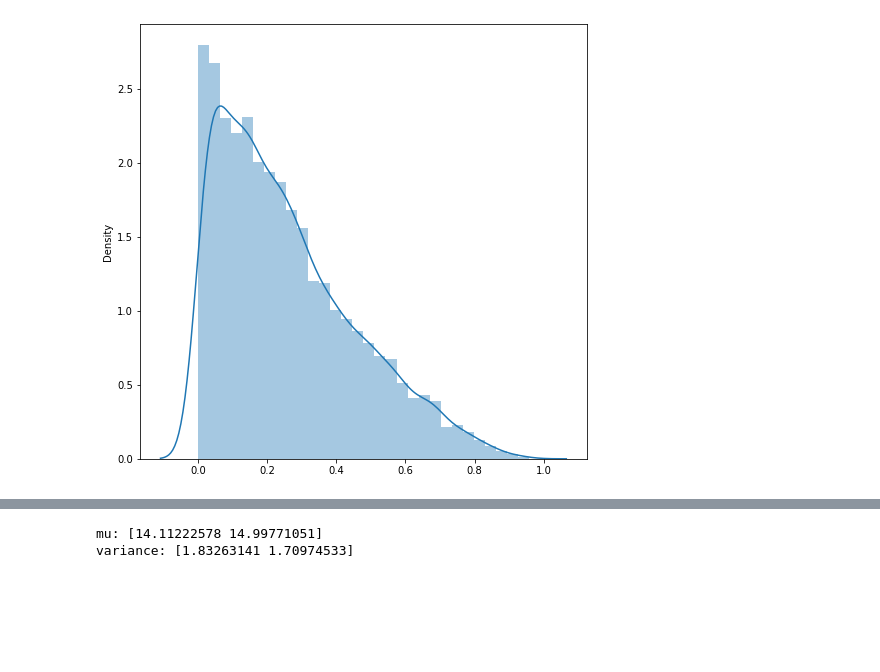
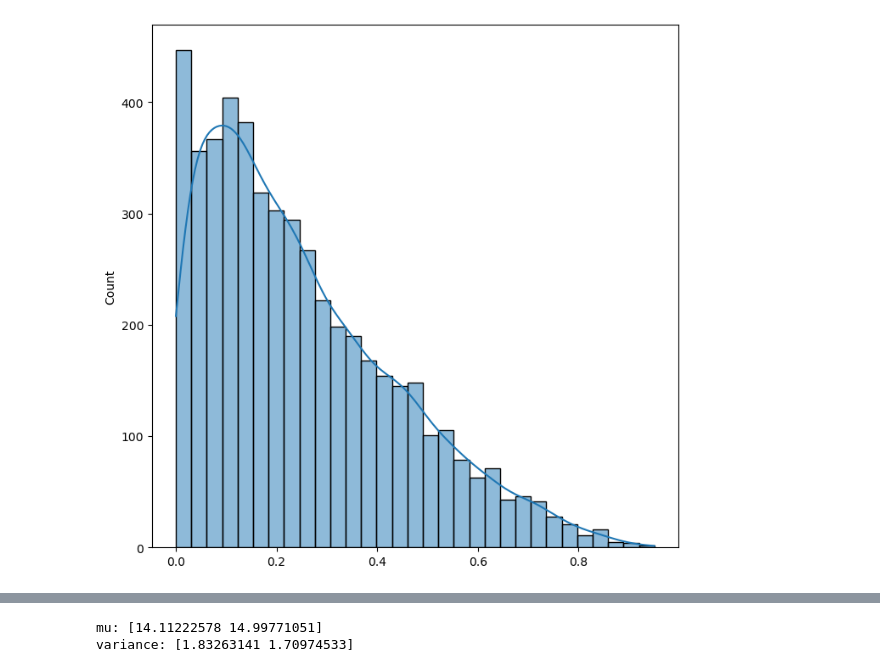
Before and after one commit to AILAB-CEFET-RJ/cic1205, a Jupyter notebook: notebooks/box_cox.ipynb, the cells around one changed output, grey strips where cells are left out. Drawn from its saved outputs; the diff is of its cells as text; code cells hidden in the pictures; blank space fills up the shorter version.

```diff
--- a/notebooks/box_cox.ipynb
+++ b/notebooks/box_cox.ipynb
@@ -1,13 +1,13 @@
 # %%
 import numpy as np
 import matplotlib.pyplot as plt
 import seaborn as sns
 
 plt.figure(figsize = (8, 8))
 data = np.random.beta(1, 3, 5000)
-sns.distplot(data)
+sns.histplot(data, kde=True)
 plt.show()
 # %% [output]
-[figure, old version]
+[figure, new version]
 # %%
 from scipy import stats
```
Also changed, not shown: parts of 1 cell of this notebook.
